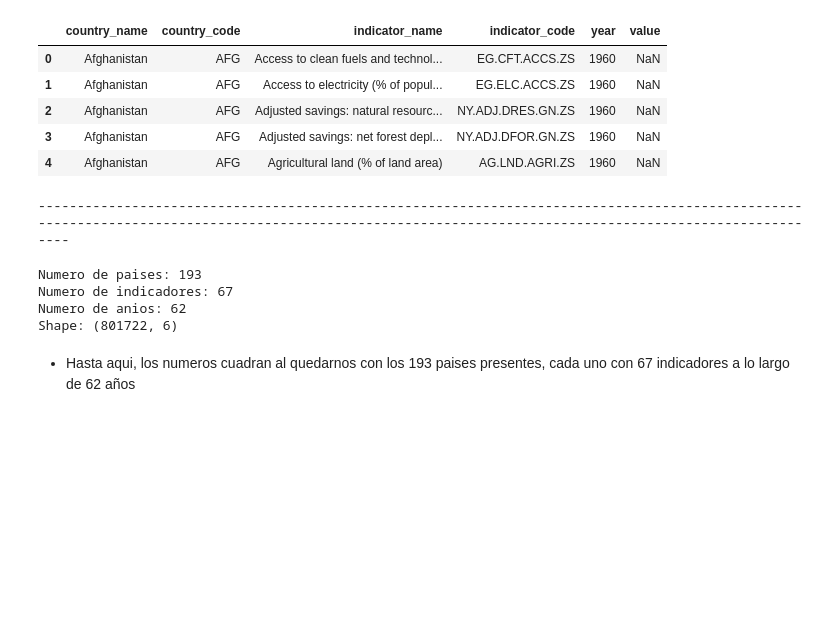
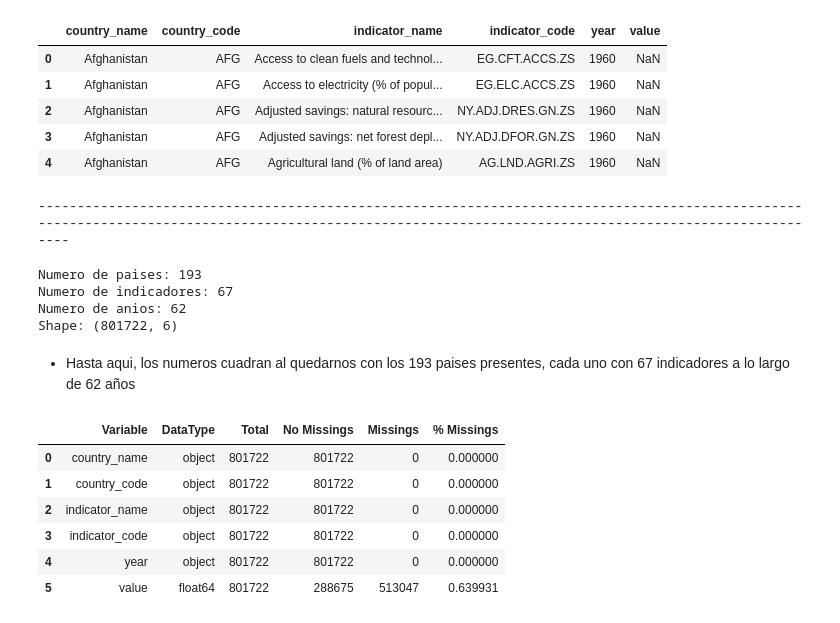
Before and after one commit to MauricioVazquezM/Data_Visualization_Course_Project, a Jupyter notebook: 2. ADVANCED DATA VISUALIZATIONS/Auxiliar Notebook.ipynb, the cells around one changed output. Saved outputs shown, nothing was run; the diff lists cells and outputs as text; code cells hidden in the pictures; blank space fills up the shorter version.

```diff
--- a/2. ADVANCED DATA VISUALIZATIONS/Auxiliar Notebook.ipynb
+++ b/2. ADVANCED DATA VISUALIZATIONS/Auxiliar Notebook.ipynb
@@ -208,6 +208,17 @@ Numero de anios: 62
 Shape: (801722, 6)
 # %% [markdown]
 - Hasta aqui, los numeros cuadran al quedarnos con los 193 paises presentes, cada uno con 67 indicadores a lo largo de 62 años
+# %%
+# Revision de columnas
+ut.univar_analisis(data_countries_only)[['Variable', 'DataType', 'Total', 'No Missings', 'Missings', '% Missings']]
+# %% [output]
+|  | Variable | DataType | Total | No Missings | Missings | % Missings |
+| 0 | country_name | object | 801722 | 801722 | 0 | 0.000000 |
+| 1 | country_code | object | 801722 | 801722 | 0 | 0.000000 |
+| 2 | indicator_name | object | 801722 | 801722 | 0 | 0.000000 |
+| 3 | indicator_code | object | 801722 | 801722 | 0 | 0.000000 |
+| 4 | year | object | 801722 | 801722 | 0 | 0.000000 |
+| 5 | value | float64 | 801722 | 288675 | 513047 | 0.639931 |
 # %%
 # Guardando el dataframe limpio
 data_countries_only.to_csv('../DATA/ESGData_transformed.csv', index=False)
```
